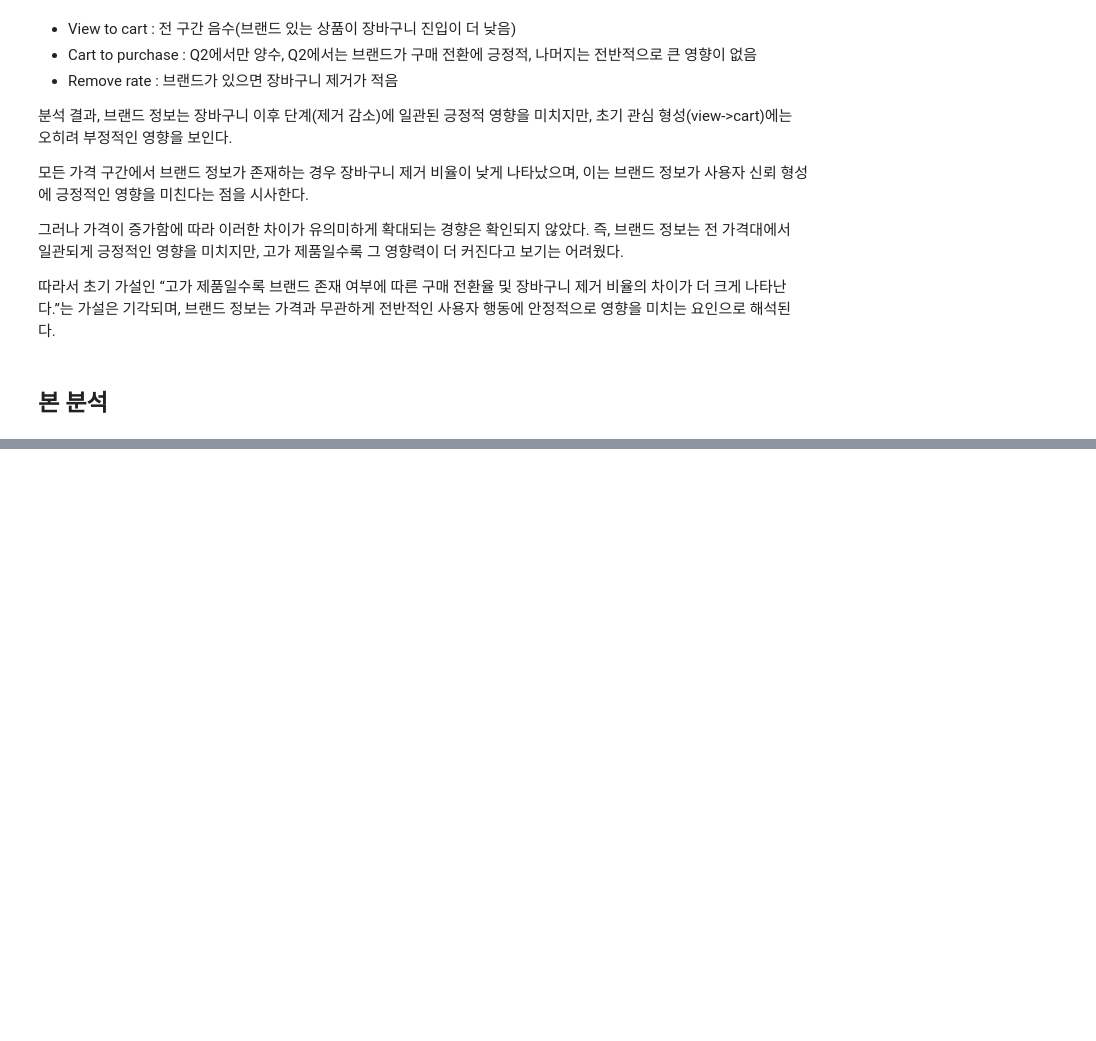
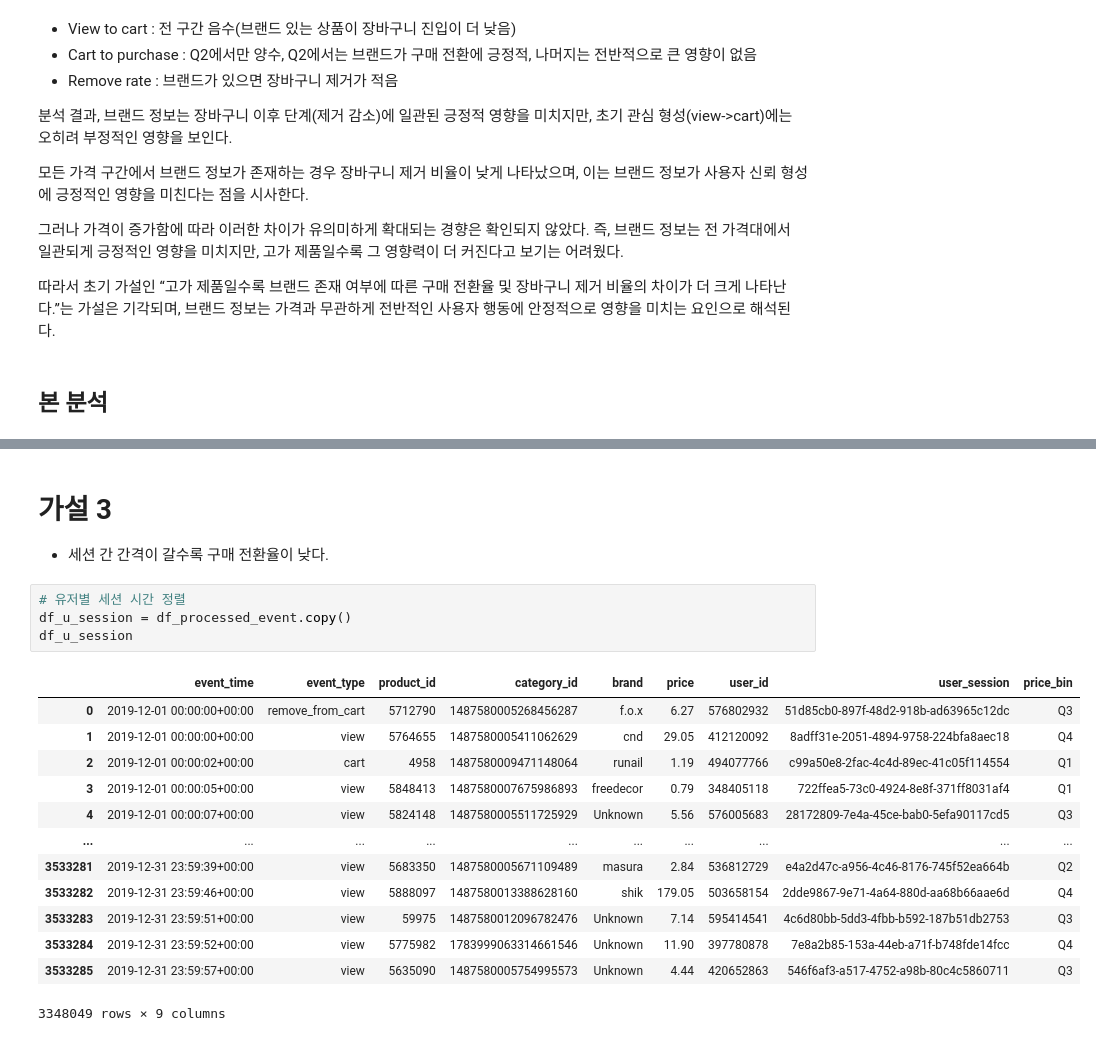
Before and after one commit to minmmmgz/portfolio, a Jupyter notebook: notebooks/01_funnel_analysis.ipynb, the cells around one changed output, grey strips where cells are left out. Saved outputs shown, nothing was run; the diff lists cells and outputs as text; blank space fills up the shorter version.

```diff
--- a/notebooks/01_funnel_analysis.ipynb
+++ b/notebooks/01_funnel_analysis.ipynb
@@ -505,0 +665,21 @@ plt.show()
+# %% [markdown]
+# 가설 3
+- 세션 간 간격이 갈수록 구매 전환율이 낮다.
+# %%
+# 유저별 세션 시간 정렬
+df_u_session = df_processed_event.copy()
+df_u_session
+# %% [output]
+|  | event_time | event_type | product_id | category_id | brand | price | user_id | user_session | price_bin |
+| 0 | 2019-12-01 00:00:00+00:00 | remove_from_cart | 5712790 | 1487580005268456287 | f.o.x | 6.27 | 576802932 | 51d85cb0-897f-48d2-918b-ad63965c12dc | Q3 |
+| 1 | 2019-12-01 00:00:00+00:00 | view | 5764655 | 1487580005411062629 | cnd | 29.05 | 412120092 | 8adff31e-2051-4894-9758-224bfa8aec18 | Q4 |
+| 2 | 2019-12-01 00:00:02+00:00 | cart | 4958 | 1487580009471148064 | runail | 1.19 | 494077766 | c99a50e8-2fac-4c4d-89ec-41c05f114554 | Q1 |
+| 3 | 2019-12-01 00:00:05+00:00 | view | 5848413 | 1487580007675986893 | freedecor | 0.79 | 348405118 | 722ffea5-73c0-4924-8e8f-371ff8031af4 | Q1 |
+| 4 | 2019-12-01 00:00:07+00:00 | view | 5824148 | 1487580005511725929 | Unknown | 5.56 | 576005683 | 28172809-7e4a-45ce-bab0-5efa90117cd5 | Q3 |
+| ... | ... | ... | ... | ... | ... | ... | ... | ... | ... |
+| 3533281 | 2019-12-31 23:59:39+00:00 | view | 5683350 | 1487580005671109489 | masura | 2.84 | 536812729 | e4a2d47c-a956-4c46-8176-745f52ea664b | Q2 |
+| 3533282 | 2019-12-31 23:59:46+00:00 | view | 5888097 | 1487580013388628160 | shik | 179.05 | 503658154 | 2dde9867-9e71-4a64-880d-aa68b66aae6d | Q4 |
+| 3533283 | 2019-12-31 23:59:51+00:00 | view | 59975 | 1487580012096782476 | Unknown | 7.14 | 595414541 | 4c6d80bb-5dd3-4fbb-b592-187b51db2753 | Q3 |
+| 3533284 | 2019-12-31 23:59:52+00:00 | view | 5775982 | 1783999063314661546 | Unknown | 11.90 | 397780878 | 7e8a2b85-153a-44eb-a71f-b748fde14fcc | Q4 |
+| 3533285 | 2019-12-31 23:59:57+00:00 | view | 5635090 | 1487580005754995573 | Unknown | 4.44 | 420652863 | 546f6af3-a517-4752-a98b-80c4c5860711 | Q3 |
+3348049 rows × 9 columns
```
Also changed, not shown: parts of 19 cells of this notebook.
